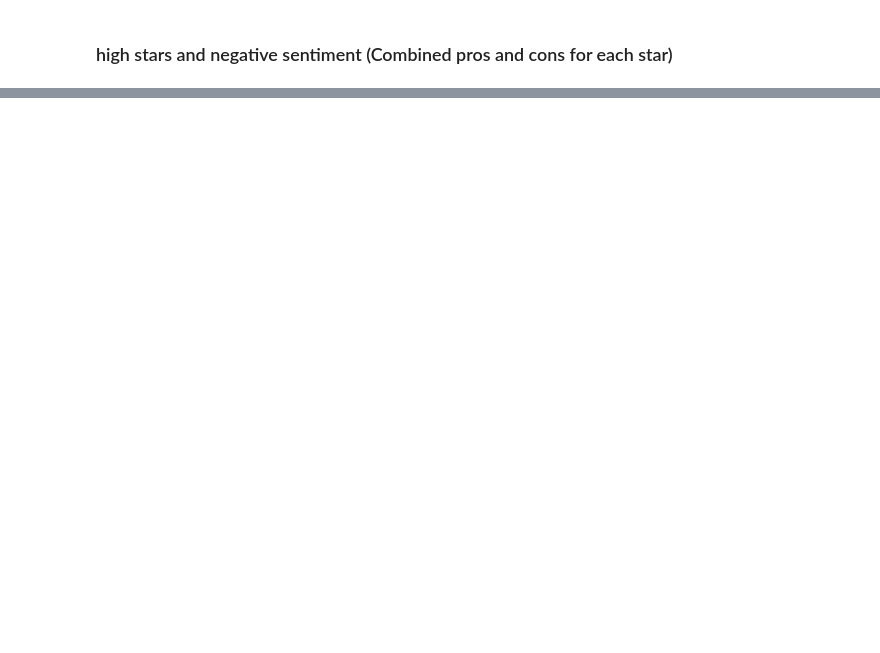
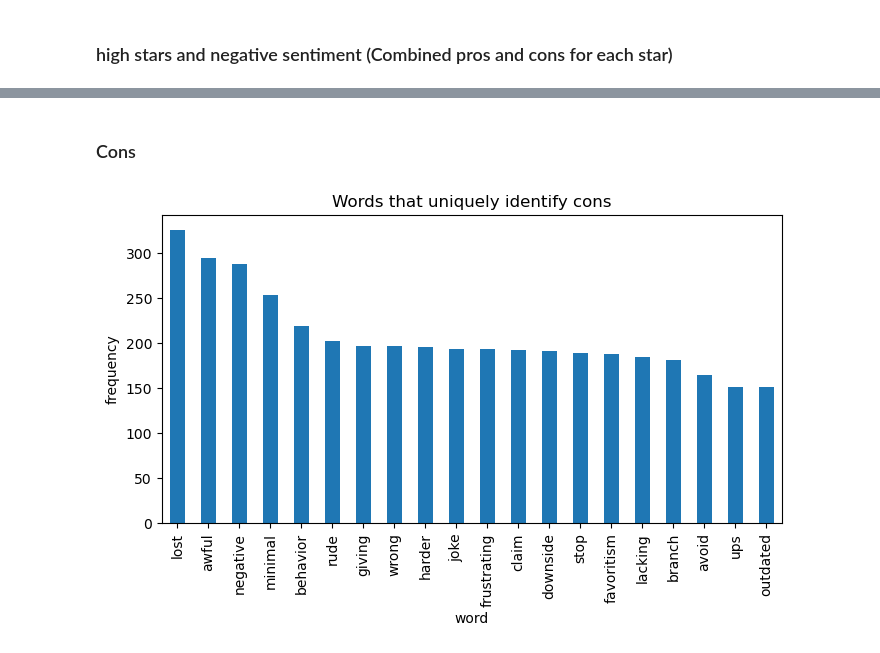
Before and after one commit to glassdoorstars/glassdoor-rating-predictions, a Jupyter notebook: explore.ipynb, the cells around one changed output, grey strips where cells are left out. Cells and saved outputs as stored; diff of their text form; code cells hidden in the pictures; blank space fills up the shorter version.

```diff
--- a/explore.ipynb
+++ b/explore.ipynb
@@ -341,0 +445,10 @@ for i in high_bin_labels:
+# %% [markdown]
+### Cons
+# %%
+word_freq.cons_freq[word_freq.pros_freq == 0].head(20).plot(kind="bar", figsize=(8,4))
+plt.title("Words that uniquely identify cons")
+plt.xlabel("word")
+plt.ylabel("frequency")
+plt.show()
+# %% [output]
+[figure, added]
```
Also changed, not shown: parts of 37 cells of this notebook, 4 other files.
